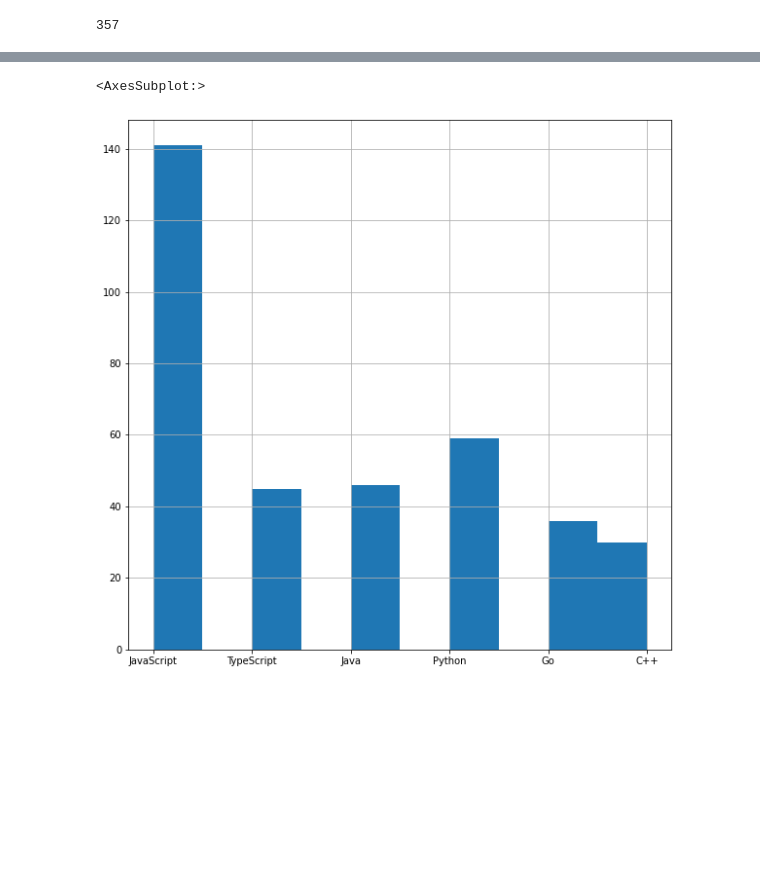
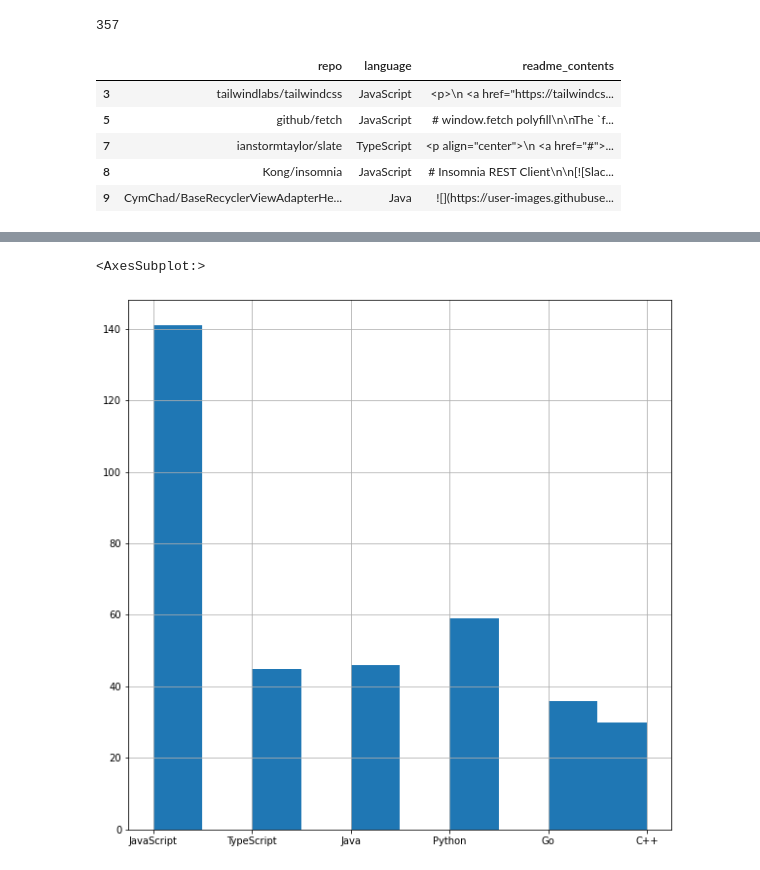
Before and after one commit to nlpsuperstar/nlp_team_project, a Jupyter notebook: Sarahs_scratch_notebook.ipynb, the cells around one changed output, grey strips where cells are left out. Drawn from its saved outputs; the diff is of its cells as text; code cells hidden in the pictures; blank space fills up the shorter version.

```diff
--- a/Sarahs_scratch_notebook.ipynb
+++ b/Sarahs_scratch_notebook.ipynb
@@ -71,3 +71,12 @@ data = data[data['language'].map(data['language'].value_counts()) >= 30]
 len(data)
 # %% [output]
 357
+# %%
+data.head()
+# %% [output]
+|  | repo | language | readme_contents |
+| 3 | tailwindlabs/tailwindcss | JavaScript | <p>\n <a href="https://tailwindcs... |
+| 5 | github/fetch | JavaScript | # window.fetch polyfill\n\nThe `f... |
+| 7 | ianstormtaylor/slate | TypeScript | <p align="center">\n <a href="#">... |
+| 8 | Kong/insomnia | JavaScript | # Insomnia REST Client\n\n[![Slac... |
+| 9 | CymChad/BaseRecyclerViewAdapterHe... | Java | ![](https://user-images.githubuse... |
```
Also changed, not shown: parts of 9 cells of this notebook.
